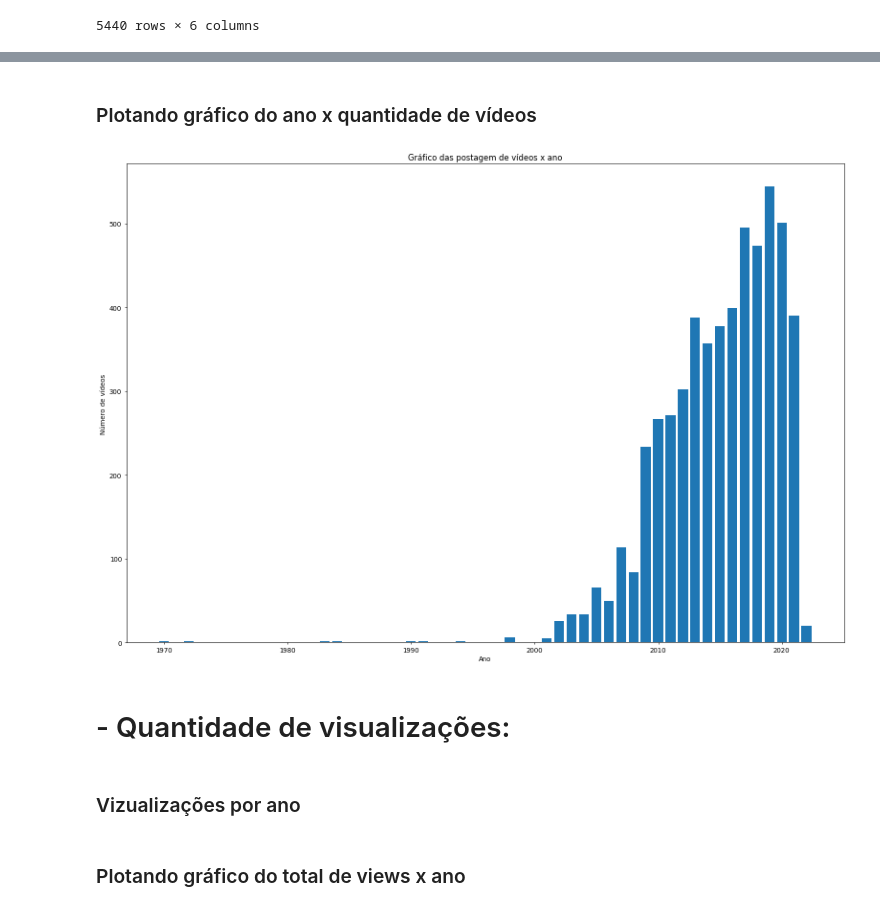
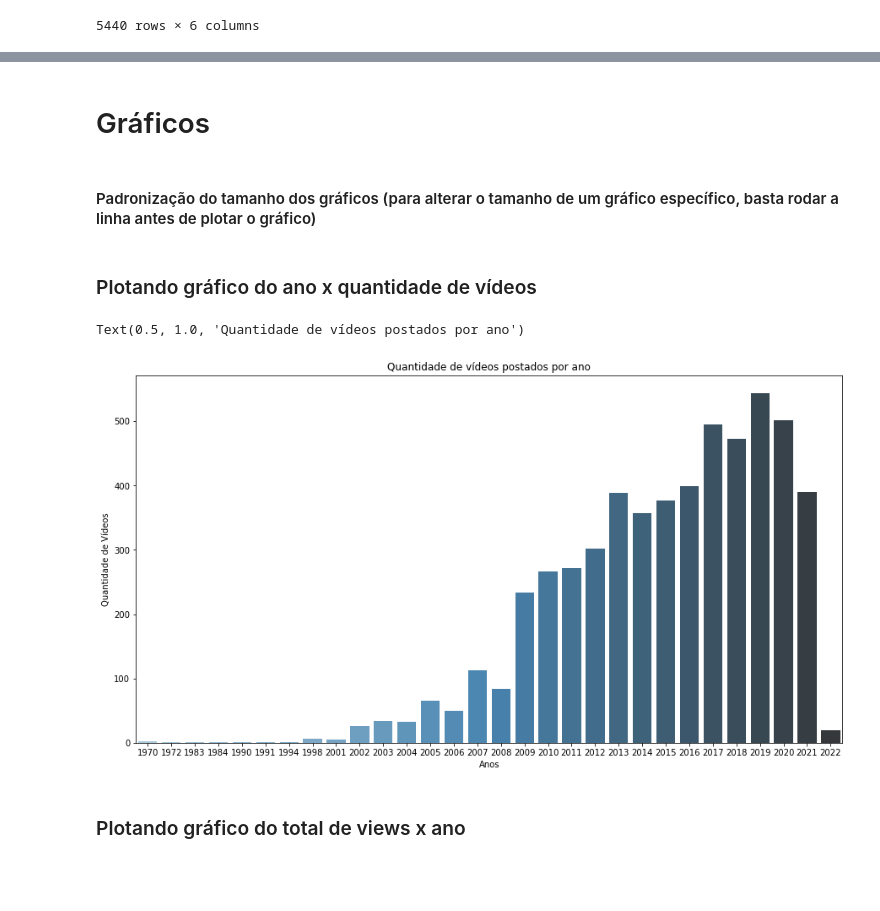
Before and after one commit to LuisHenriqueAL/Projeto_ICD, a Jupyter notebook: main.ipynb, the cells around one changed output, grey strips where cells are left out. Drawn from its saved outputs; the diff is of its cells as text; code cells hidden in the pictures; blank space fills up the shorter version.

Commit message:
Alteração dos gráficos e adição de análise
Alterei os gráficos para os da biblioteca seaborn, adicionei as análises com os autores e organizei a sequência do código

```diff
--- a/main.ipynb
+++ b/main.ipynb
@@ -73,16 +206,18 @@ df2['Quantidade de Vídeos'] = contagemano
+# %% [markdown]
+
+
+
+
+# Gráficos
+# %% [markdown]
+#### Padronização do tamanho dos gráficos (para alterar o tamanho de um gráfico específico, basta rodar a linha antes de plotar o gráfico)
+# %%
+plt.rcParams['figure.figsize']=(15,8)
 # %% [markdown]
 ### Plotando gráfico do ano x quantidade de vídeos
 # %%
-fig = plt.figure(figsize=(10, 10), dpi=50)
-ax = fig.add_axes([1,1,1.5,1])
-ax.bar(df2['Anos'],df2['Quantidade de Vídeos'])
-plt.xlabel('Ano')
-plt.ylabel('Número de vídeos')
-plt.title('Gráfico das postagem de vídeos x ano')
-plt.show()
+graf_med_like = sns.barplot(data=df2, x="Anos", y="Quantidade de Vídeos", palette="Blues_d")
+graf_med_like.set_title('Quantidade de vídeos postados por ano')
 # %% [output]
+Text(0.5, 1.0, 'Quantidade de vídeos postados por ano')
-[figure, old version]
+[figure, new version]
-# %% [markdown]
-# - Quantidade de visualizações:
-# %% [markdown]
-### Vizualizações por ano
```
Also changed, not shown: parts of 58 cells of this notebook.
